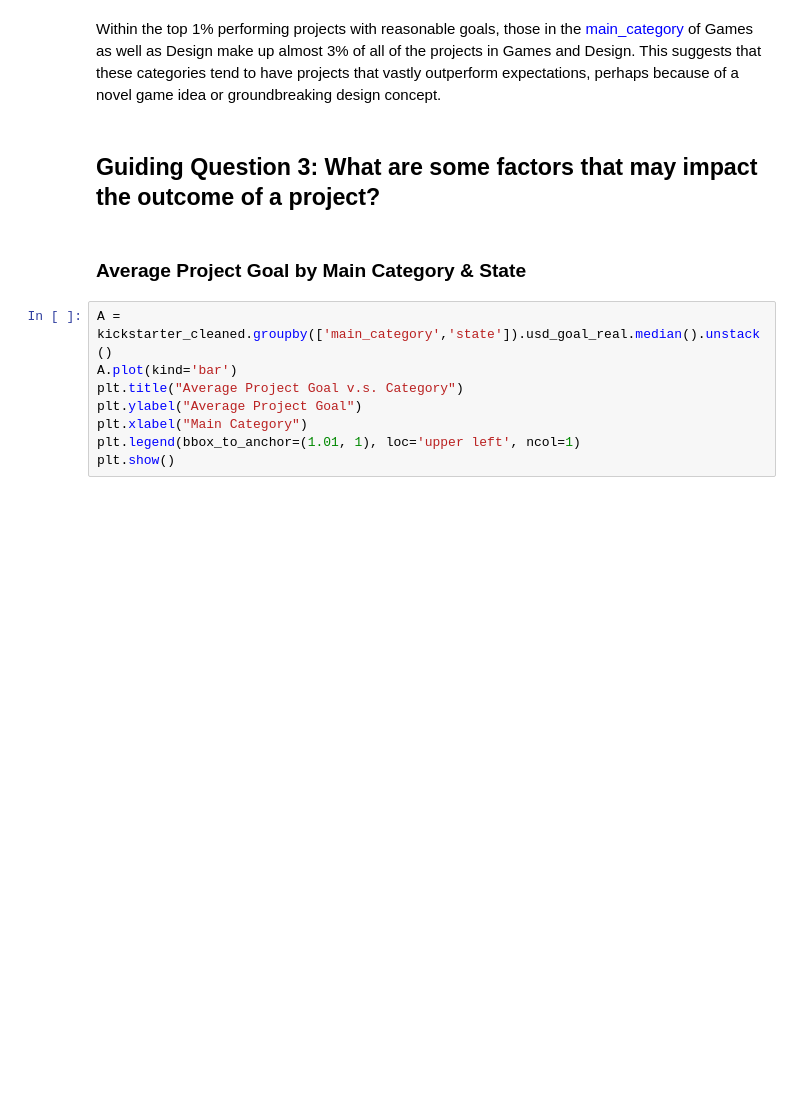
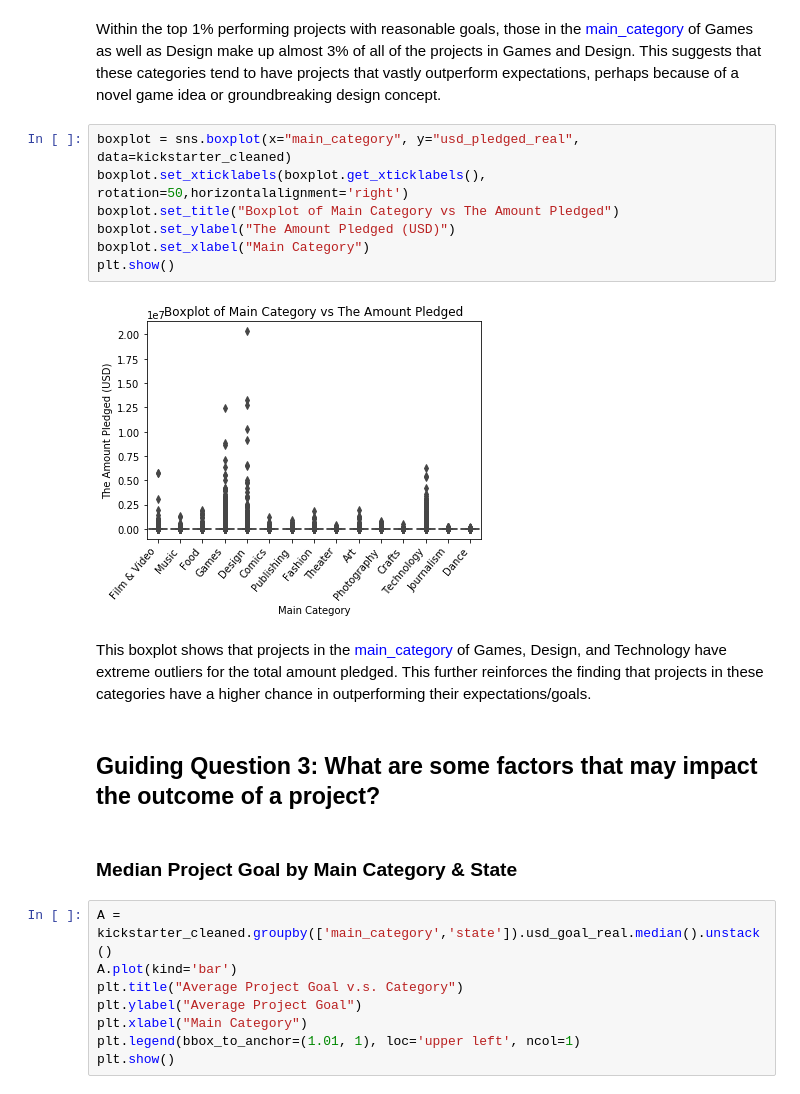
Before and after one commit to qjyap/STAT131-HALLO, a Jupyter notebook: Stats 131 Final Report-Copy1.ipynb, the cells around one changed output. Saved outputs shown, nothing was run; the diff lists cells and outputs as text; blank space fills up the shorter version.

```diff
--- a/Stats 131 Final Report-Copy1.ipynb
+++ b/Stats 131 Final Report-Copy1.ipynb
@@ -560,10 +590,21 @@ Dance                NaN
 Name: ID, dtype: float64
 # %% [markdown]
 Within the top 1% performing projects with reasonable goals, those in the <font color = 'blue'>main_category</font> of Games as well as Design make up almost 3% of all of the projects in Games and Design. This suggests that these categories tend to have projects that vastly outperform expectations, perhaps because of a novel game idea or groundbreaking design concept.
+# %%
+boxplot = sns.boxplot(x="main_category", y="usd_pledged_real", data=kickstarter_cleaned)
+boxplot.set_xticklabels(boxplot.get_xticklabels(), rotation=50,horizontalalignment='right')
+boxplot.set_title("Boxplot of Main Category vs The Amount Pledged")
+boxplot.set_ylabel("The Amount Pledged (USD)")
+boxplot.set_xlabel("Main Category")
+plt.show()
+# %% [output]
+[figure, added]
+# %% [markdown]
+This boxplot shows that projects in the <font color = 'blue'>main_category</font> of Games, Design, and Technology have extreme outliers for the total amount pledged. This further reinforces the finding that projects in these categories have a higher chance in outperforming their expectations/goals.
 # %% [markdown]
 ## Guiding Question 3: What are some factors that may impact the outcome of a project?
 # %% [markdown]
-### Average Project Goal by Main Category & State
+### Median Project Goal by Main Category & State
 # %%
 A = kickstarter_cleaned.groupby(['main_category','state']).usd_goal_real.median().unstack()
 A.plot(kind='bar')
```
Also changed, not shown: parts of 39 cells of this notebook.
